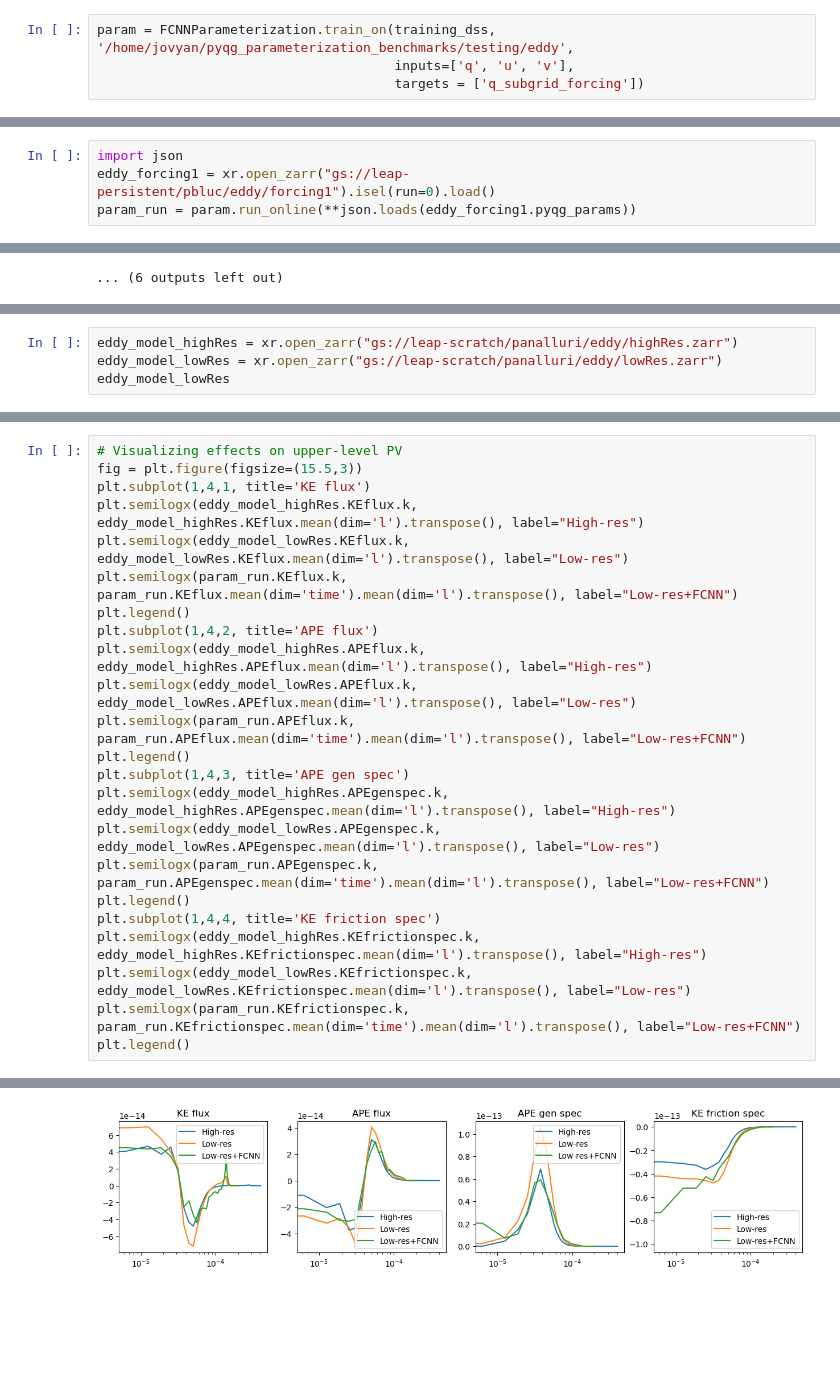
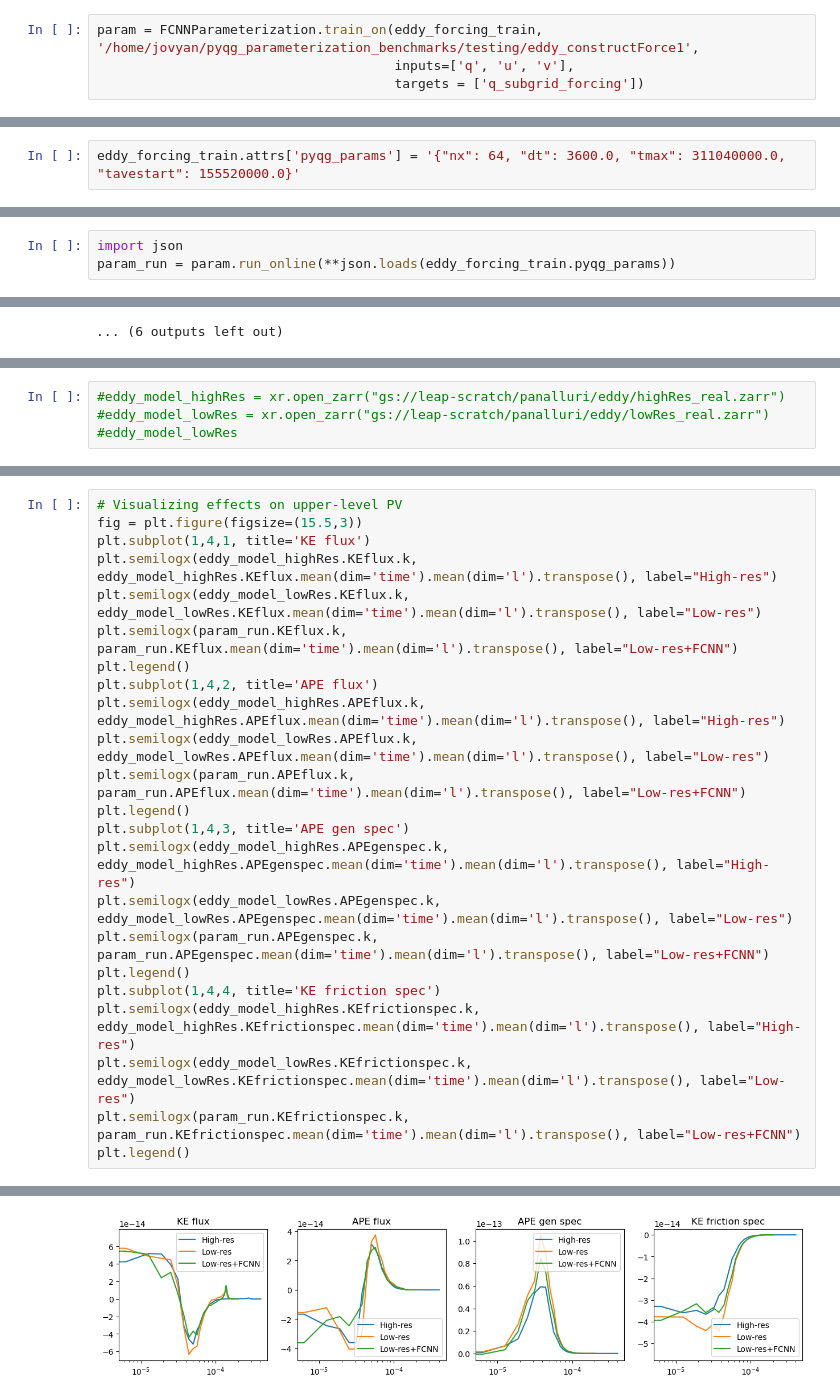
Before and after one commit to ocean-transport/QG-model-summer23, a Jupyter notebook: eddy.ipynb, the cells around one changed output, grey strips where cells are left out. Cells and saved outputs as stored; diff of their text form; blank space fills up the shorter version.

```diff
--- a/eddy.ipynb
+++ b/eddy.ipynb
@@ -372,5 +378,5 @@ training_dss.to_zarr('gs://leap-scratch/panalluri/eddy/coarseningOp1.zarr')  # w
 # %%
-param = FCNNParameterization.train_on(training_dss, '/home/jovyan/pyqg_parameterization_benchmarks/testing/eddy',
+param = FCNNParameterization.train_on(eddy_forcing_train, '/home/jovyan/pyqg_parameterization_benchmarks/testing/eddy_constructForce1',
                                       inputs=['q', 'u', 'v'],
                                       targets = ['q_subgrid_forcing'])
 # %% [output]
@@ -464,2 +448,4 @@ for z in [0,1]:
 # %% [markdown]
 ## Online testing
+# %%
+eddy_forcing_train.attrs['pyqg_params'] = '{"nx": 64, "dt": 3600.0, "tmax": 311040000.0, "tavestart": 155520000.0}'
@@ -466,7 +456,6 @@ for z in [0,1]:
 # %%
 import json
-eddy_forcing1 = xr.open_zarr("gs://leap-persistent/pbluc/eddy/forcing1").isel(run=0).load()
-param_run = param.run_online(**json.loads(eddy_forcing1.pyqg_params))
+param_run = param.run_online(**json.loads(eddy_forcing_train.pyqg_params))
 # %% [output]
 RuntimeError: Undefined plan with nthreads. This is a bug
 Exception ignored in: 'pyfftw.pyfftw._fftw_plan_with_nthreads_null'
@@ -526,6 +515,6 @@ Data variables: (12/27)
     title:           pyqg: Python Quasigeostrophic Model
     reference:       https://pyqg.readthedocs.io/en/latest/index.html
 # %%
-eddy_model_highRes = xr.open_zarr("gs://leap-scratch/panalluri/eddy/highRes.zarr")
-eddy_model_lowRes = xr.open_zarr("gs://leap-scratch/panalluri/eddy/lowRes.zarr")
-eddy_model_lowRes
+#eddy_model_highRes = xr.open_zarr("gs://leap-scratch/panalluri/eddy/highRes_real.zarr")
+#eddy_model_lowRes = xr.open_zarr("gs://leap-scratch/panalluri/eddy/lowRes_real.zarr")
+#eddy_model_lowRes
@@ -550,26 +521,26 @@ Data variables: (12/32)
 # %%
 # Visualizing effects on upper-level PV
 fig = plt.figure(figsize=(15.5,3))
 plt.subplot(1,4,1, title='KE flux')
-plt.semilogx(eddy_model_highRes.KEflux.k, eddy_model_highRes.KEflux.mean(dim='l').transpose(), label="High-res")
-plt.semilogx(eddy_model_lowRes.KEflux.k, eddy_model_lowRes.KEflux.mean(dim='l').transpose(), label="Low-res")
+plt.semilogx(eddy_model_highRes.KEflux.k, eddy_model_highRes.KEflux.mean(dim='time').mean(dim='l').transpose(), label="High-res")
+plt.semilogx(eddy_model_lowRes.KEflux.k, eddy_model_lowRes.KEflux.mean(dim='time').mean(dim='l').transpose(), label="Low-res")
 plt.semilogx(param_run.KEflux.k, param_run.KEflux.mean(dim='time').mean(dim='l').transpose(), label="Low-res+FCNN")
 plt.legend()
 plt.subplot(1,4,2, title='APE flux')
-plt.semilogx(eddy_model_highRes.APEflux.k, eddy_model_highRes.APEflux.mean(dim='l').transpose(), label="High-res")
-plt.semilogx(eddy_model_lowRes.APEflux.k, eddy_model_lowRes.APEflux.mean(dim='l').transpose(), label="Low-res")
+plt.semilogx(eddy_model_highRes.APEflux.k, eddy_model_highRes.APEflux.mean(dim='time').mean(dim='l').transpose(), label="High-res")
+plt.semilogx(eddy_model_lowRes.APEflux.k, eddy_model_lowRes.APEflux.mean(dim='time').mean(dim='l').transpose(), label="Low-res")
 plt.semilogx(param_run.APEflux.k, param_run.APEflux.mean(dim='time').mean(dim='l').transpose(), label="Low-res+FCNN")
 plt.legend()
 plt.subplot(1,4,3, title='APE gen spec')
-plt.semilogx(eddy_model_highRes.APEgenspec.k, eddy_model_highRes.APEgenspec.mean(dim='l').transpose(), label="High-res")
-plt.semilogx(eddy_model_lowRes.APEgenspec.k, eddy_model_lowRes.APEgenspec.mean(dim='l').transpose(), label="Low-res")
+plt.semilogx(eddy_model_highRes.APEgenspec.k, eddy_model_highRes.APEgenspec.mean(dim='time').mean(dim='l').transpose(), label="High-res")
+plt.semilogx(eddy_model_lowRes.APEgenspec.k, eddy_model_lowRes.APEgenspec.mean(dim='time').mean(dim='l').transpose(), label="Low-res")
 plt.semilogx(param_run.APEgenspec.k, param_run.APEgenspec.mean(dim='time').mean(dim='l').transpose(), label="Low-res+FCNN")
 plt.legend()
 plt.subplot(1,4,4, title='KE friction spec')
-plt.semilogx(eddy_model_highRes.KEfrictionspec.k, eddy_model_highRes.KEfrictionspec.mean(dim='l').transpose(), label="High-res")
-plt.semilogx(eddy_model_lowRes.KEfrictionspec.k, eddy_model_lowRes.KEfrictionspec.mean(dim='l').transpose(), label="Low-res")
+plt.semilogx(eddy_model_highRes.KEfrictionspec.k, eddy_model_highRes.KEfrictionspec.mean(dim='time').mean(dim='l').transpose(), label="High-res")
+plt.semilogx(eddy_model_lowRes.KEfrictionspec.k, eddy_model_lowRes.KEfrictionspec.mean(dim='time').mean(dim='l').transpose(), label="Low-res")
 plt.semilogx(param_run.KEfrictionspec.k, param_run.KEfrictionspec.mean(dim='time').mean(dim='l').transpose(), label="Low-res+FCNN")
 plt.legend()
 # %% [output]
 <matplotlib.legend.Legend at 0x...>
-[figure, old version]
+[figure, new version]
```
Also changed, not shown: parts of 32 cells of this notebook.
